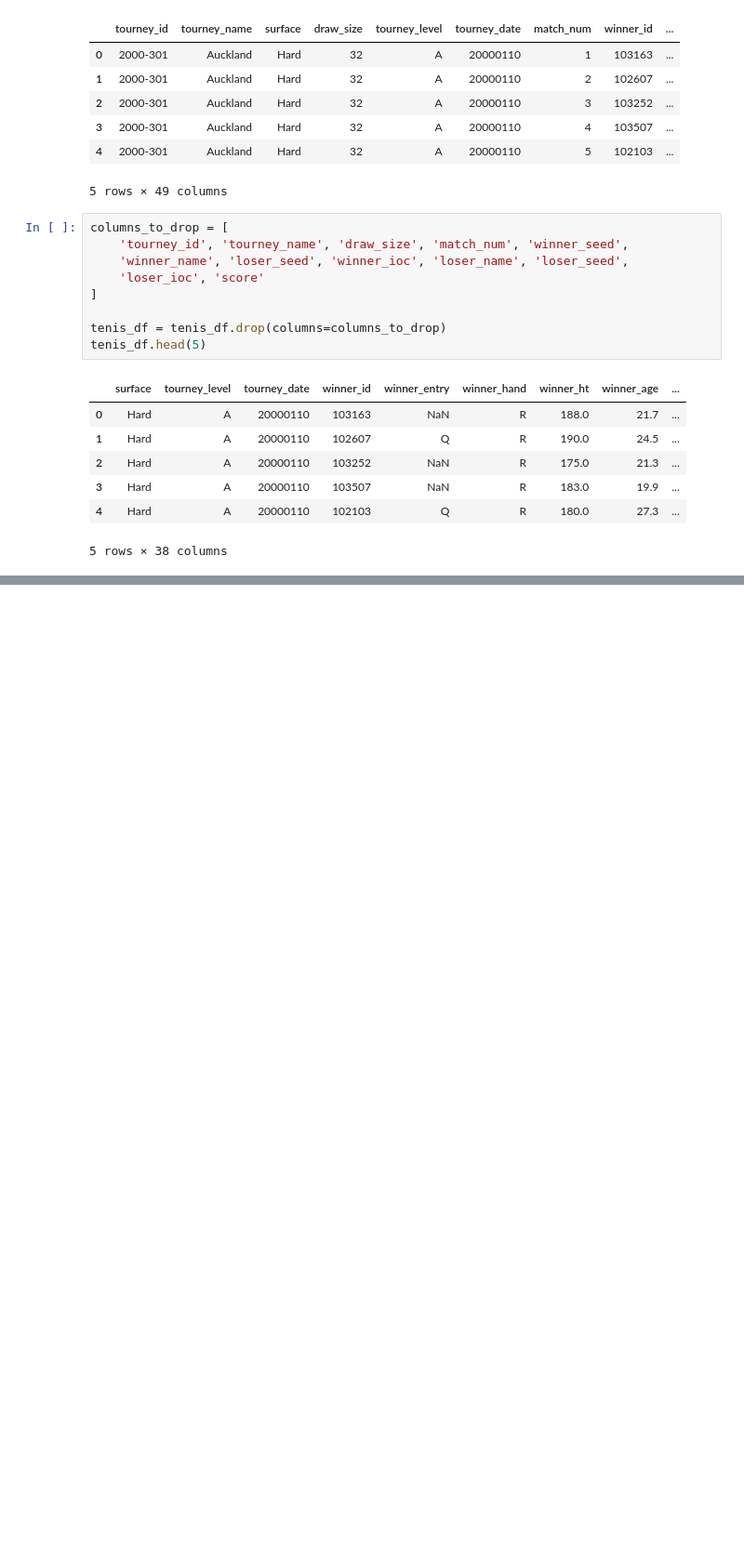
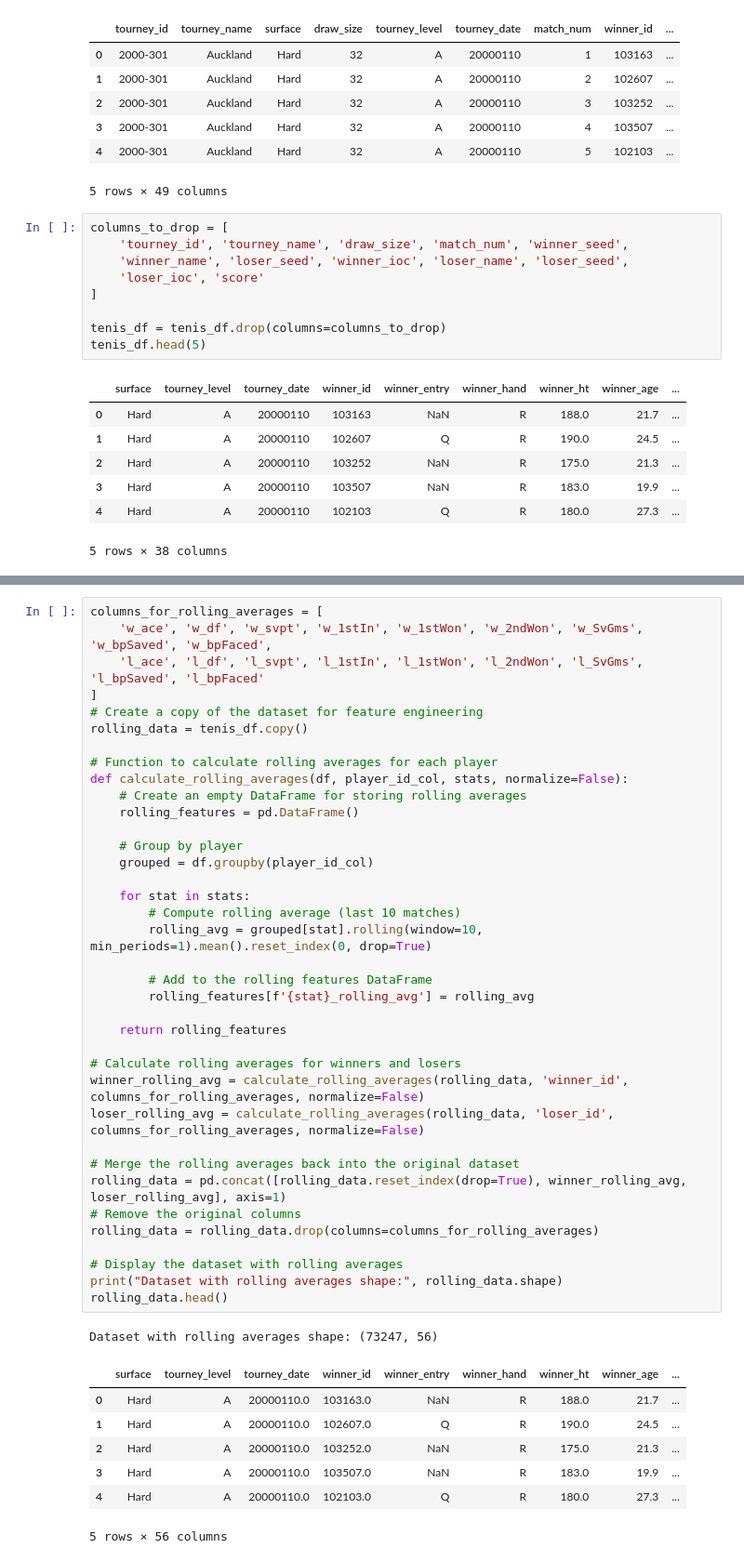
Before and after one commit to stachu213/SiProjekt, a Jupyter notebook: data_eng.ipynb, the cells around one changed output, grey strips where cells are left out. Shown: that part at 93% size. Saved outputs shown, nothing was run; the diff lists cells and outputs as text; blank space fills up the shorter version.

Commit message:
rolling averages

```diff
--- a/data_eng.ipynb
+++ b/data_eng.ipynb
@@ -41,0 +39,46 @@ tenis_df = tenis_df.dropna(subset=['surface'])
+# %%
+columns_for_rolling_averages = [
+    'w_ace', 'w_df', 'w_svpt', 'w_1stIn', 'w_1stWon', 'w_2ndWon', 'w_SvGms', 'w_bpSaved', 'w_bpFaced',
+    'l_ace', 'l_df', 'l_svpt', 'l_1stIn', 'l_1stWon', 'l_2ndWon', 'l_SvGms', 'l_bpSaved', 'l_bpFaced'
+]
+# Create a copy of the dataset for feature engineering
+rolling_data = tenis_df.copy()
+
+# Function to calculate rolling averages for each player
+def calculate_rolling_averages(df, player_id_col, stats, normalize=False):
+    # Create an empty DataFrame for storing rolling averages
+    rolling_features = pd.DataFrame()
+
+    # Group by player
+    grouped = df.groupby(player_id_col)
+
+    for stat in stats:
+        # Compute rolling average (last 10 matches)
+        rolling_avg = grouped[stat].rolling(window=10, min_periods=1).mean().reset_index(0, drop=True)
+
+        # Add to the rolling features DataFrame
+        rolling_features[f'{stat}_rolling_avg'] = rolling_avg
+
+    return rolling_features
+
+# Calculate rolling averages for winners and losers
+winner_rolling_avg = calculate_rolling_averages(rolling_data, 'winner_id', columns_for_rolling_averages, normalize=False)
+loser_rolling_avg = calculate_rolling_averages(rolling_data, 'loser_id', columns_for_rolling_averages, normalize=False)
+
+# Merge the rolling averages back into the original dataset
+rolling_data = pd.concat([rolling_data.reset_index(drop=True), winner_rolling_avg, loser_rolling_avg], axis=1)
+# Remove the original columns
+rolling_data = rolling_data.drop(columns=columns_for_rolling_averages)
+
+# Display the dataset with rolling averages
+print("Dataset with rolling averages shape:", rolling_data.shape)
+rolling_data.head()
+# %% [output]
+Dataset with rolling averages shape: (73247, 56)
+|  | surface | tourney_level | tourney_date | winner_id | winner_entry | winner_hand | winner_ht | winner_age | ... |
+| 0 | Hard | A | 20000110.0 | 103163.0 | NaN | R | 188.0 | 21.7 | ... |
+| 1 | Hard | A | 20000110.0 | 102607.0 | Q | R | 190.0 | 24.5 | ... |
+| 2 | Hard | A | 20000110.0 | 103252.0 | NaN | R | 175.0 | 21.3 | ... |
+| 3 | Hard | A | 20000110.0 | 103507.0 | NaN | R | 183.0 | 19.9 | ... |
+| 4 | Hard | A | 20000110.0 | 102103.0 | Q | R | 180.0 | 27.3 | ... |
+5 rows × 56 columns
```
Also changed, not shown: parts of 2 cells of this notebook.
